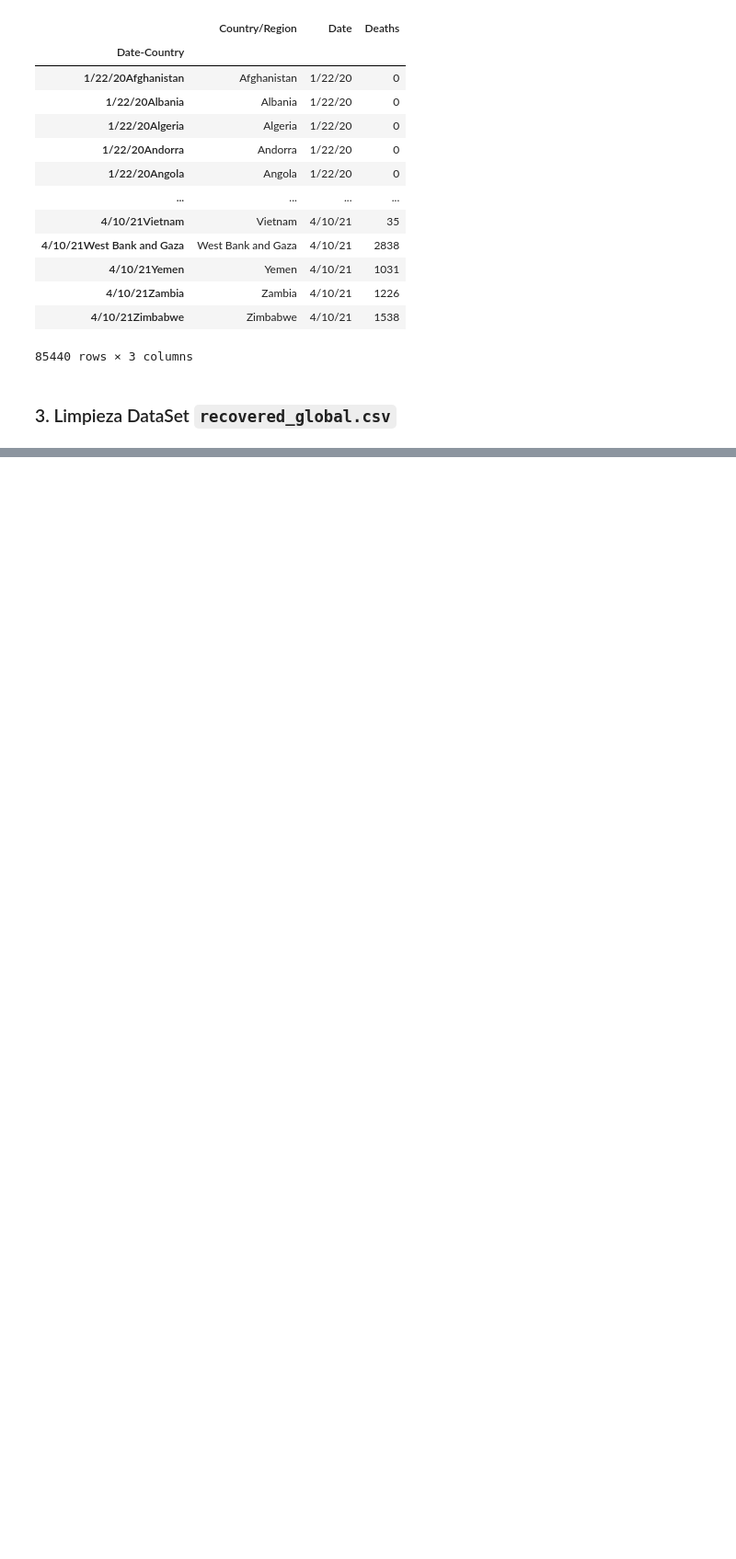
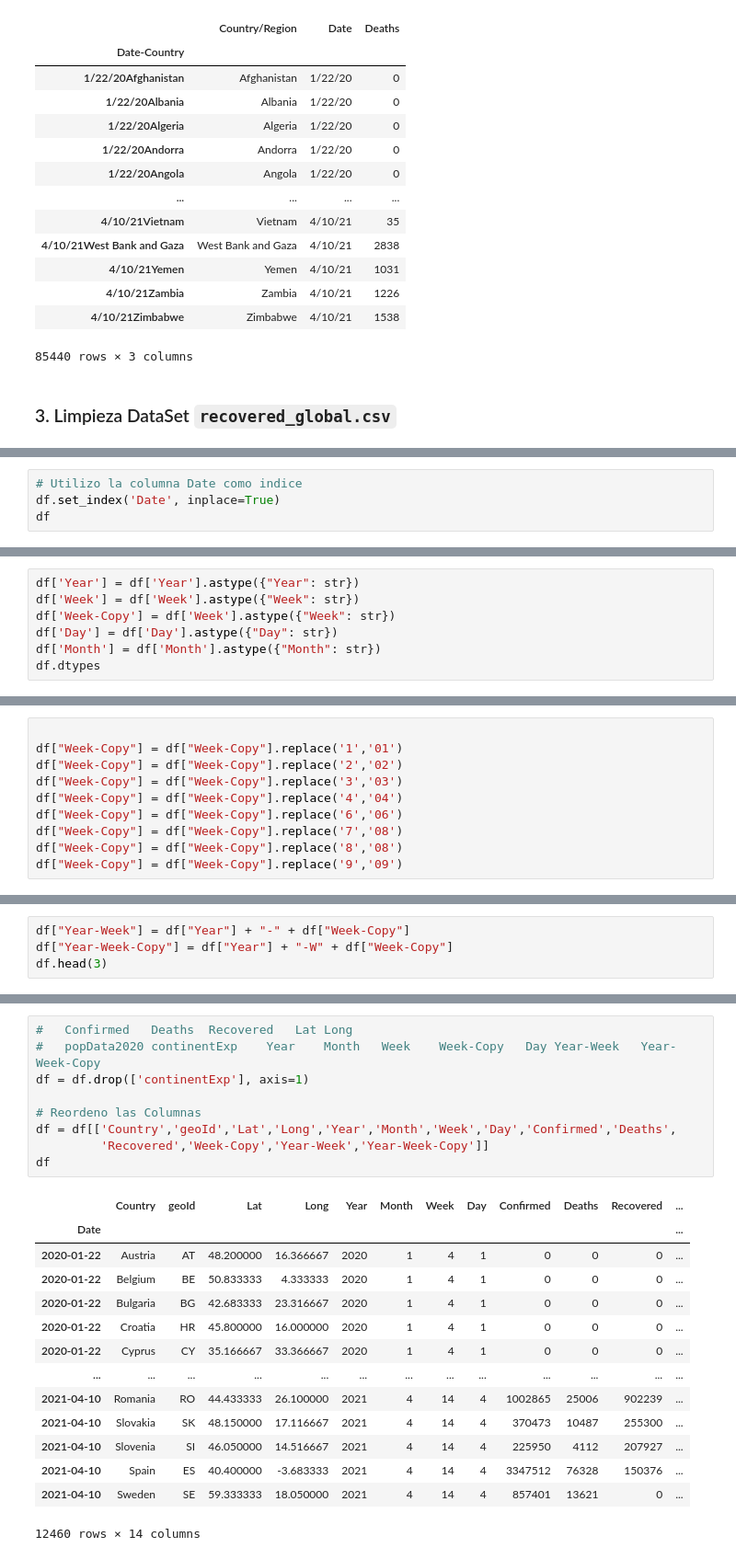
Before and after one commit to ParraCode/Core_Mid_Project-, a Jupyter notebook: data/data_cleaning.ipynb, the cells around one changed output, grey strips where cells are left out. Shown: that part at 92% size. Drawn from its saved outputs; the diff is of its cells as text; blank space fills up the shorter version.

```diff
--- a/data/data_cleaning.ipynb
+++ b/data/data_cleaning.ipynb
@@ -238,0 +385,4 @@ dtype: object
+# %%
+# Utilizo la columna Date como indice
+df.set_index('Date', inplace=True)
+df
@@ -238,0 +448,7 @@ dtype: object
+# %%
+df['Year'] = df['Year'].astype({"Year": str})
+df['Week'] = df['Week'].astype({"Week": str})
+df['Week-Copy'] = df['Week'].astype({"Week": str})
+df['Day'] = df['Day'].astype({"Day": str})
+df['Month'] = df['Month'].astype({"Month": str})
+df.dtypes
@@ -238,0 +488,10 @@ dtype: object
+# %%
+
+df["Week-Copy"] = df["Week-Copy"].replace('1','01')
+df["Week-Copy"] = df["Week-Copy"].replace('2','02')
+df["Week-Copy"] = df["Week-Copy"].replace('3','03')
+df["Week-Copy"] = df["Week-Copy"].replace('4','04')
+df["Week-Copy"] = df["Week-Copy"].replace('6','06')
+df["Week-Copy"] = df["Week-Copy"].replace('7','08')
+df["Week-Copy"] = df["Week-Copy"].replace('8','08')
+df["Week-Copy"] = df["Week-Copy"].replace('9','09')
@@ -238,0 +516,4 @@ dtype: object
+# %%
+df["Year-Week"] = df["Year"] + "-" + df["Week-Copy"]
+df["Year-Week-Copy"] = df["Year"] + "-W" + df["Week-Copy"]
+df.head(3)
@@ -238,0 +538,24 @@ dtype: object
+# %%
+# 	Confirmed	Deaths	Recovered	Lat	Long
+# 	popData2020	continentExp	Year	Month	Week	Week-Copy	Day	Year-Week	Year-Week-Copy
+df = df.drop(['continentExp'], axis=1)
+
+# Reordeno las Columnas
+df = df[['Country','geoId','Lat','Long','Year','Month','Week','Day','Confirmed','Deaths',
+         'Recovered','Week-Copy','Year-Week','Year-Week-Copy']]
+df
+# %% [output]
+|  | Country | geoId | Lat | Long | Year | Month | Week | Day | Confirmed | Deaths | Recovered | ... |
+| Date |  |  |  |  |  |  |  |  |  |  |  | ... |
+| 2020-01-22 | Austria | AT | 48.200000 | 16.366667 | 2020 | 1 | 4 | 1 | 0 | 0 | 0 | ... |
+| 2020-01-22 | Belgium | BE | 50.833333 | 4.333333 | 2020 | 1 | 4 | 1 | 0 | 0 | 0 | ... |
+| 2020-01-22 | Bulgaria | BG | 42.683333 | 23.316667 | 2020 | 1 | 4 | 1 | 0 | 0 | 0 | ... |
+| 2020-01-22 | Croatia | HR | 45.800000 | 16.000000 | 2020 | 1 | 4 | 1 | 0 | 0 | 0 | ... |
+| 2020-01-22 | Cyprus | CY | 35.166667 | 33.366667 | 2020 | 1 | 4 | 1 | 0 | 0 | 0 | ... |
+| ... | ... | ... | ... | ... | ... | ... | ... | ... | ... | ... | ... | ... |
+| 2021-04-10 | Romania | RO | 44.433333 | 26.100000 | 2021 | 4 | 14 | 4 | 1002865 | 25006 | 902239 | ... |
+| 2021-04-10 | Slovakia | SK | 48.150000 | 17.116667 | 2021 | 4 | 14 | 4 | 370473 | 10487 | 255300 | ... |
+| 2021-04-10 | Slovenia | SI | 46.050000 | 14.516667 | 2021 | 4 | 14 | 4 | 225950 | 4112 | 207927 | ... |
+| 2021-04-10 | Spain | ES | 40.400000 | -3.683333 | 2021 | 4 | 14 | 4 | 3347512 | 76328 | 150376 | ... |
+| 2021-04-10 | Sweden | SE | 59.333333 | 18.050000 | 2021 | 4 | 14 | 4 | 857401 | 13621 | 0 | ... |
+12460 rows × 14 columns
```
Also changed, not shown: parts of 35 cells of this notebook, 9 other files.
